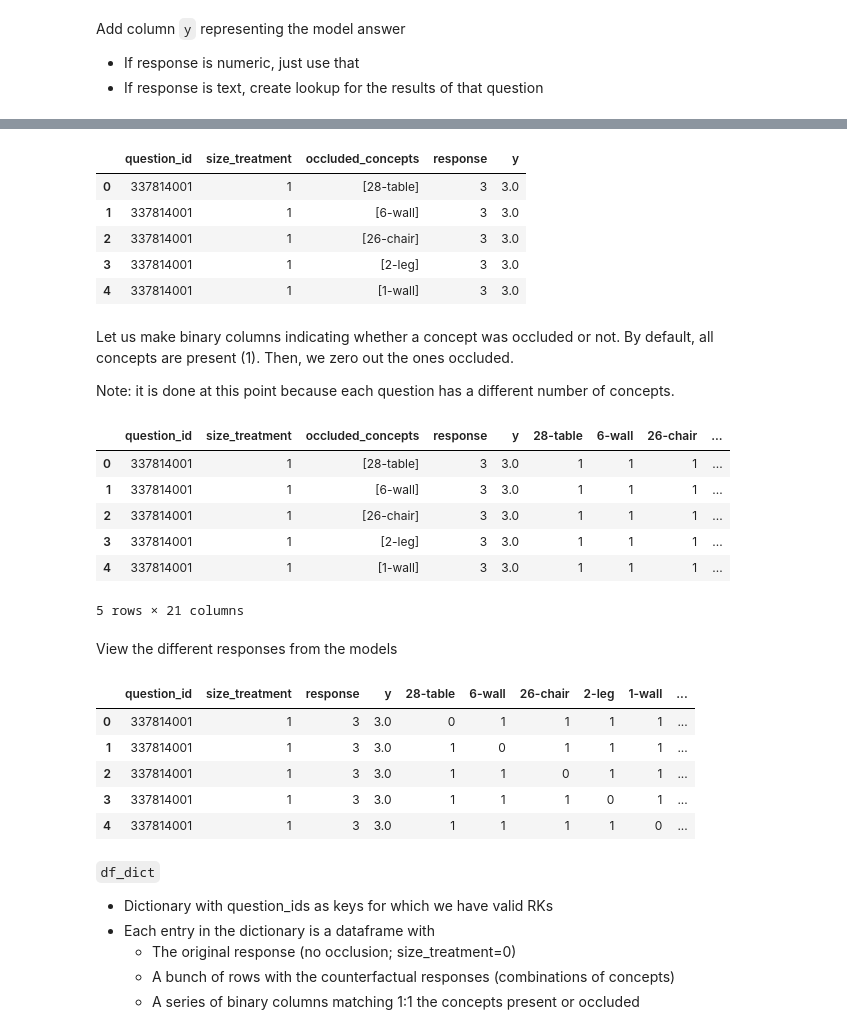
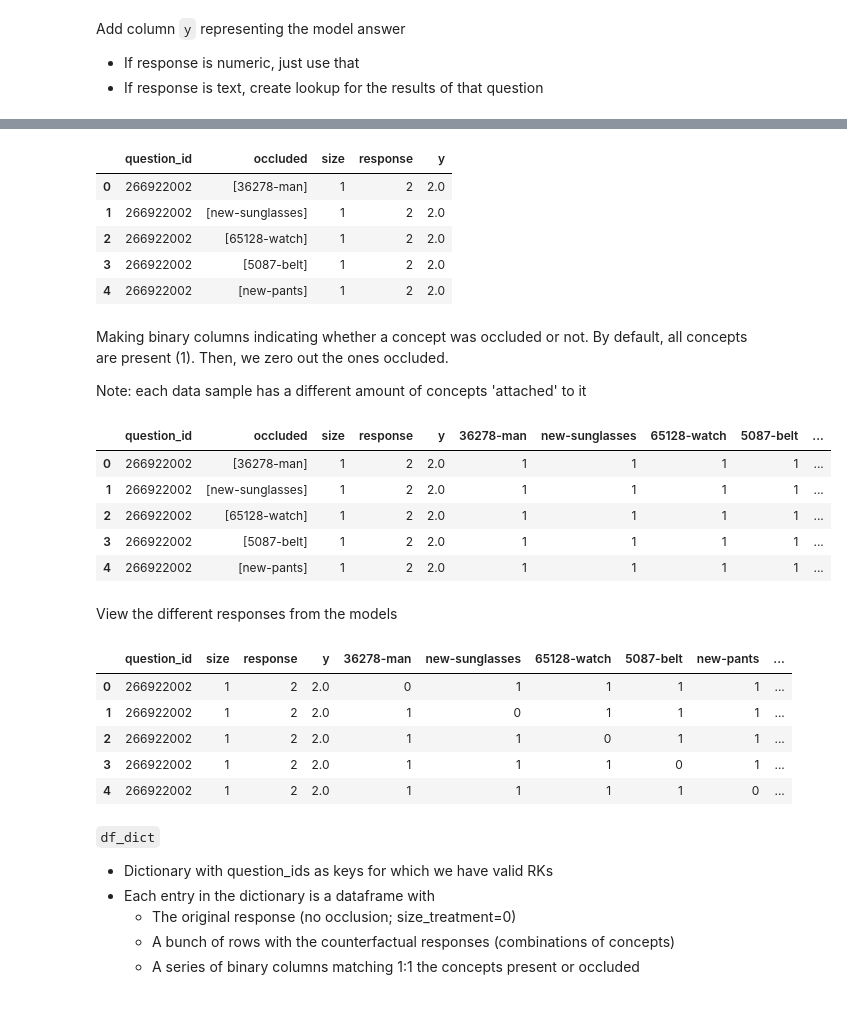
Before and after one commit to LCorti/vlm_diagnosis, a Jupyter notebook: causal_analysis/causal_effects.ipynb, the cells around one changed output, grey strips where cells are left out. Saved outputs shown, nothing was run; the diff lists cells and outputs as text; code cells hidden in the pictures.

````diff
--- a/causal_analysis/causal_effects.ipynb
+++ b/causal_analysis/causal_effects.ipynb
@@ -38,6 +38,9 @@ sk_hdl = SKHandler()
 sk_hdl.set_curr_ds(DATASET)
 ds_hdl = DatasetHandler()
 ds_hdl.set_curr_ds(DATASET)
+causal_hdl = CausalHandler()
+causal_hdl.set_curr_ds(DATASET)
+causal_hdl.set_curr_model(MODEL)
 
 ds_list = ds_hdl.get_ds_list()
 # %% [markdown]
@@ -46,11 +49,11 @@ Load responses_counter
 # %%
 # TODO: change this to Path(__file__).parent for script
 base_dir = Path("..")
-resps_path = base_dir.joinpath(str(rk_hdl.get_rk_parsed_path()).format(PROMPT_VERSION))
+resps_path = base_dir.joinpath(rk_hdl.get_rk_final_path())
 print(resps_path)
-resps = load_jsonl(resps_path)
+resps = data_io.load_jsonl(resps_path)
 
-alt_resps_path = base_dir.joinpath(rk_hdl.get_rk_counterfactual_path())
-print(alt_resps_path)
-alt_resps = load_jsonl(alt_resps_path)
+counter_resps_path = base_dir.joinpath(causal_hdl.get_counter_resps_path())
+print(counter_resps_path)
+alt_resps = data_io.load_jsonl(counter_resps_path)
 # %% [output]
@@ -89,8 +92,8 @@ for q_idx in alt_resps_ids:
         all_resps.append(
             {
                 "question_id": og_response["question_id"],
-                "size_treatment": 0,
-                "occluded_concepts": [],
+                "size": 0,
+                "occluded": [],
                 "response": og_response["response"],
             }
         )
@@ -133,19 +140,16 @@ df[df["size_treatment"] == 0]
 # %%
 # Create mapping between questions and the biggest size of constraints.
 dict_max_triplets = {
-    q_idx: max(
-        [int(q["size_treatment"]) for q in alt_resps if q["question_id"] == q_idx]
-    )
+    q_idx: max([int(q["size"]) for q in alt_resps if q["question_id"] == q_idx])
     for q_idx in alt_resps_ids
 }
 
 # Make dictionary with {question_id: [concepts]}.
-# This is done to extract an actual list of concepts, not any other PD objects.
+# This is done to extract an actual list of concepts, no\t any other PD objects.
 dict_concepts = {
-    q_idx: df[
-        (df["question_id"] == q_idx)
-        & (df["size_treatment"] == dict_max_triplets[q_idx])
-    ]["occluded_concepts"].iloc[0]
+    q_idx: df[(df["question_id"] == q_idx) & (df["size"] == dict_max_triplets[q_idx])][
+        "occluded"
+    ].iloc[0]
     for q_idx in dict_max_triplets
 }
 # %% [markdown]
@@ -211,34 +215,33 @@ df.head()
 # Make dictionary of dataframes w.r.t. question id
 df_dict = {q_idx: df[df["question_id"] == q_idx] for q_idx in dict_counter_resp}
 # %%
-df_dict[337814001].head()
+df_dict[266922002].head()
 # %% [output]
-|  | question_id | size_treatment | occluded_concepts | response | y |
-| 0 | 337814001 | 1 | [28-table] | 3 | 3.0 |
-| 1 | 337814001 | 1 | [6-wall] | 3 | 3.0 |
-| 2 | 337814001 | 1 | [26-chair] | 3 | 3.0 |
-| 3 | 337814001 | 1 | [2-leg] | 3 | 3.0 |
-| 4 | 337814001 | 1 | [1-wall] | 3 | 3.0 |
+|  | question_id | occluded | size | response | y |
+| 0 | 266922002 | [36278-man] | 1 | 2 | 2.0 |
+| 1 | 266922002 | [new-sunglasses] | 1 | 2 | 2.0 |
+| 2 | 266922002 | [65128-watch] | 1 | 2 | 2.0 |
+| 3 | 266922002 | [5087-belt] | 1 | 2 | 2.0 |
+| 4 | 266922002 | [new-pants] | 1 | 2 | 2.0 |
 # %% [markdown]
-Let us make binary columns indicating whether a concept was occluded or not.
+Making binary columns indicating whether a concept was occluded or not.
 By default, all concepts are present (1). Then, we zero out the ones occluded.
 
-Note: it is done at this point because each question has a different number of concepts.
+Note: each data sample has a different amount of concepts 'attached' to it
 # %%
 # Adding 1 column (of zeros) to each sub-dataframe for each concept found
 for q_idx in df_dict:
     for concept in dict_concepts[q_idx]:
         df_dict[q_idx][concept] = 1
 # %%
-df_dict[337814001].head()
+df_dict[266922002].head()
 # %% [output]
-|  | question_id | size_treatment | occluded_concepts | response | y | 28-table | 6-wall | 26-chair | ... |
-| 0 | 337814001 | 1 | [28-table] | 3 | 3.0 | 1 | 1 | 1 | ... |
-| 1 | 337814001 | 1 | [6-wall] | 3 | 3.0 | 1 | 1 | 1 | ... |
-| 2 | 337814001 | 1 | [26-chair] | 3 | 3.0 | 1 | 1 | 1 | ... |
-| 3 | 337814001 | 1 | [2-leg] | 3 | 3.0 | 1 | 1 | 1 | ... |
-| 4 | 337814001 | 1 | [1-wall] | 3 | 3.0 | 1 | 1 | 1 | ... |
+|  | question_id | occluded | size | response | y | 36278-man | new-sunglasses | 65128-watch | 5087-belt | ... |
+| 0 | 266922002 | [36278-man] | 1 | 2 | 2.0 | 1 | 1 | 1 | 1 | ... |
+| 1 | 266922002 | [new-sunglasses] | 1 | 2 | 2.0 | 1 | 1 | 1 | 1 | ... |
+| 2 | 266922002 | [65128-watch] | 1 | 2 | 2.0 | 1 | 1 | 1 | 1 | ... |
+| 3 | 266922002 | [5087-belt] | 1 | 2 | 2.0 | 1 | 1 | 1 | 1 | ... |
+| 4 | 266922002 | [new-pants] | 1 | 2 | 2.0 | 1 | 1 | 1 | 1 | ... |
-5 rows × 21 columns
 # %%
 # Correcting the dataframes based on occlusions
 for q_idx in df_dict:
@@ -254,14 +257,14 @@ View the different responses from the models
 #     unique_res = df_dict[q_idx]["response"].unique()
 #     print(f"Question {q_idx} -> {len(unique_res)} unique responses {unique_res}")
 # %%
-df_dict[337814001].head()
+df_dict[266922002].head()
 # %% [output]
-|  | question_id | size_treatment | response | y | 28-table | 6-wall | 26-chair | 2-leg | 1-wall | ... |
-| 0 | 337814001 | 1 | 3 | 3.0 | 0 | 1 | 1 | 1 | 1 | ... |
-| 1 | 337814001 | 1 | 3 | 3.0 | 1 | 0 | 1 | 1 | 1 | ... |
-| 2 | 337814001 | 1 | 3 | 3.0 | 1 | 1 | 0 | 1 | 1 | ... |
-| 3 | 337814001 | 1 | 3 | 3.0 | 1 | 1 | 1 | 0 | 1 | ... |
-| 4 | 337814001 | 1 | 3 | 3.0 | 1 | 1 | 1 | 1 | 0 | ... |
+|  | question_id | size | response | y | 36278-man | new-sunglasses | 65128-watch | 5087-belt | new-pants | ... |
+| 0 | 266922002 | 1 | 2 | 2.0 | 0 | 1 | 1 | 1 | 1 | ... |
+| 1 | 266922002 | 1 | 2 | 2.0 | 1 | 0 | 1 | 1 | 1 | ... |
+| 2 | 266922002 | 1 | 2 | 2.0 | 1 | 1 | 0 | 1 | 1 | ... |
+| 3 | 266922002 | 1 | 2 | 2.0 | 1 | 1 | 1 | 0 | 1 | ... |
+| 4 | 266922002 | 1 | 2 | 2.0 | 1 | 1 | 1 | 1 | 0 | ... |
 # %% [markdown]
 ```df_dict```
 - Dictionary with question_ids as keys for which we have valid RKs
````
Also changed, not shown: parts of 22 cells of this notebook, 1 other file.
